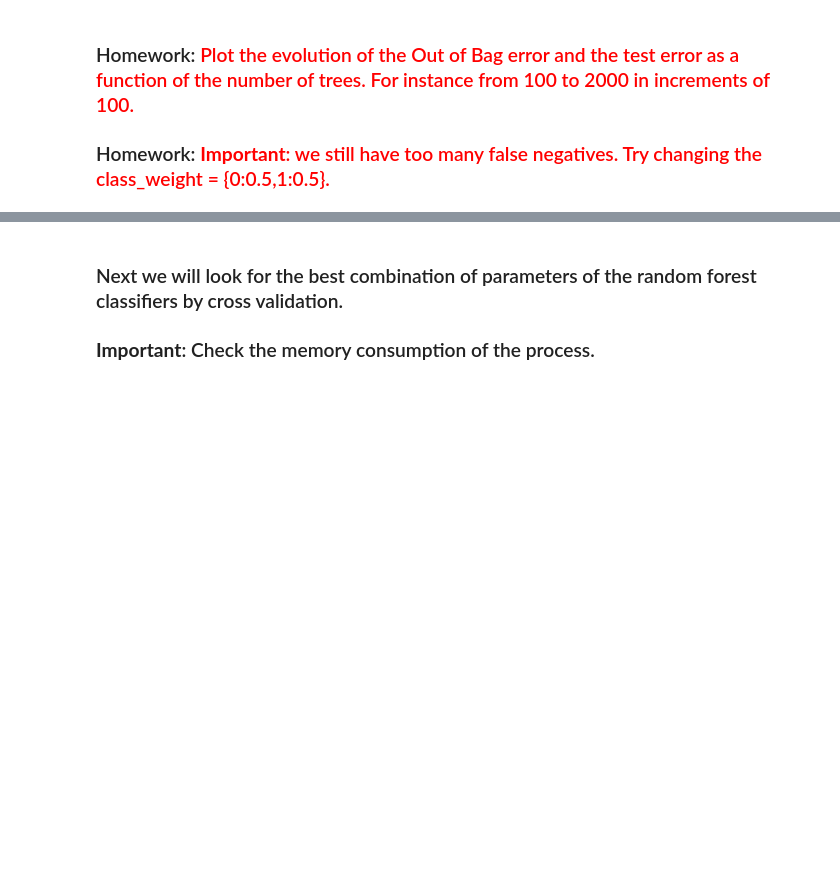
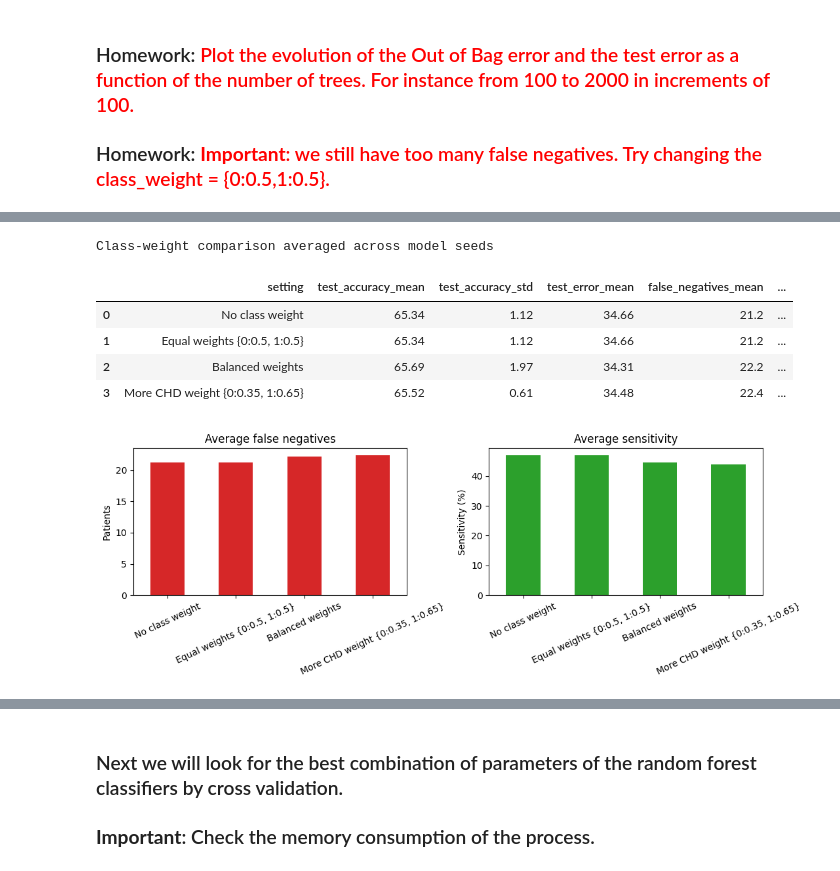
Before and after one commit to unworthyzeus/mlearn-lab, a Jupyter notebook: SeventhPractice/SeventhPractice.ipynb, the cells around one changed output, grey strips where cells are left out. Cells and saved outputs as stored; diff of their text form; code cells hidden in the pictures; blank space fills up the shorter version.

```diff
--- a/SeventhPractice/SeventhPractice.ipynb
+++ b/SeventhPractice/SeventhPractice.ipynb
@@ -209,0 +406,79 @@ Accuracy (test)  63.8%
+# %%
+class_weight_options = [
+    ('No class weight', None),
+    ('Equal weights {0:0.5, 1:0.5}', {0: 0.5, 1: 0.5}),
+    ('Balanced weights', 'balanced'),
+    ('More CHD weight {0:0.35, 1:0.65}', {0: 0.35, 1: 0.65})
+]
+class_weight_seeds = [1, 2, 3, 4, 5]
+class_weight_rows = []
+
+for label, weights in class_weight_options:
+    for model_seed in class_weight_seeds:
+        _, metrics = evaluate_random_forest(
+            TrainDB,
+            TestDB,
+            n_estimators=500,
+            model_seed=model_seed,
+            class_weight=weights
+        )
+        class_weight_rows.append({
+            'setting': label,
+            'model_seed': model_seed,
+            **metrics
+        })
+
+class_weight_results = pd.DataFrame(class_weight_rows)
+class_weight_summary = class_weight_results.groupby('setting').agg(
+    test_accuracy_mean=('test_accuracy', 'mean'),
+    test_accuracy_std=('test_accuracy', 'std'),
+    test_error_mean=('test_error', 'mean'),
+    false_negatives_mean=('false_negatives', 'mean'),
+    false_positives_mean=('false_positives', 'mean'),
+    sensitivity_mean=('sensitivity', 'mean'),
+    specificity_mean=('specificity', 'mean')
+).reindex([label for label, _ in class_weight_options]).reset_index()
+
+class_weight_display = class_weight_summary.copy()
+for col in ['test_accuracy_mean', 'test_accuracy_std', 'test_error_mean', 'sensitivity_mean', 'specificity_mean']:
+    class_weight_display[col] = 100 * class_weight_display[col]
+
+print('Class-weight comparison averaged across model seeds')
+display(class_weight_display.round(2))
+
+fig, axes = plt.subplots(1, 2, figsize=(11, 4))
+class_weight_display.plot(
+    x='setting',
+    y='false_negatives_mean',
+    kind='bar',
+    ax=axes[0],
+    color='#d62728',
+    legend=False
+)
+axes[0].set_title('Average false negatives')
+axes[0].set_xlabel('')
+axes[0].set_ylabel('Patients')
+axes[0].tick_params(axis='x', rotation=25)
+
+class_weight_display.plot(
+    x='setting',
+    y='sensitivity_mean',
+    kind='bar',
+    ax=axes[1],
+    color='#2ca02c',
+    legend=False
+)
+axes[1].set_title('Average sensitivity')
+axes[1].set_xlabel('')
+axes[1].set_ylabel('Sensitivity (%)')
+axes[1].tick_params(axis='x', rotation=25)
+plt.tight_layout()
+plt.show()
+# %% [output]
+Class-weight comparison averaged across model seeds
+|  | setting | test_accuracy_mean | test_accuracy_std | test_error_mean | false_negatives_mean | ... |
+| 0 | No class weight | 65.34 | 1.12 | 34.66 | 21.2 | ... |
+| 1 | Equal weights {0:0.5, 1:0.5} | 65.34 | 1.12 | 34.66 | 21.2 | ... |
+| 2 | Balanced weights | 65.69 | 1.97 | 34.31 | 22.2 | ... |
+| 3 | More CHD weight {0:0.35, 1:0.65} | 65.52 | 0.61 | 34.48 | 22.4 | ... |
+[figure, added]
```
Also changed, not shown: parts of 19 cells of this notebook, 2 other files.
